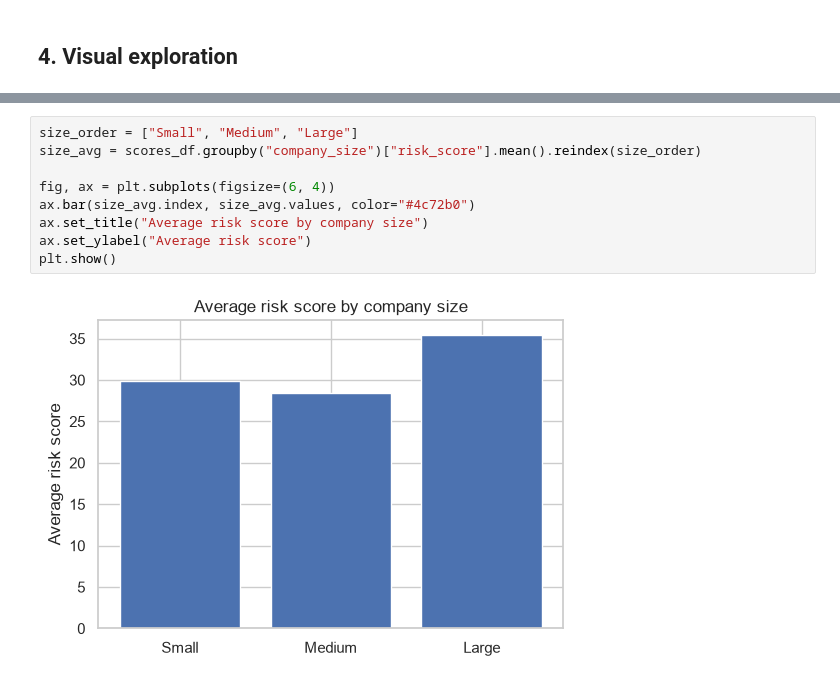
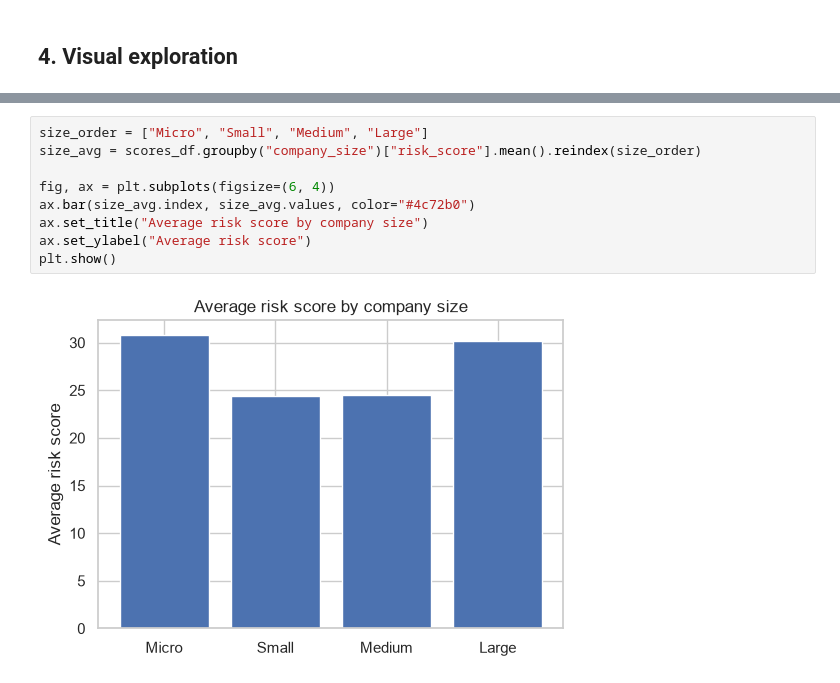
Before and after one commit to AykutKocer/supplier-risk-scoring, a Jupyter notebook: notebooks/supplier_risk_analysis.ipynb, the cells around one changed output, grey strips where cells are left out. Saved outputs shown, nothing was run; the diff lists cells and outputs as text.

```diff
--- a/notebooks/supplier_risk_analysis.ipynb
+++ b/notebooks/supplier_risk_analysis.ipynb
@@ -181,14 +189,14 @@ plt.show()
 # %%
-size_order = ["Small", "Medium", "Large"]
+size_order = ["Micro", "Small", "Medium", "Large"]
 size_avg = scores_df.groupby("company_size")["risk_score"].mean().reindex(size_order)
 
 fig, ax = plt.subplots(figsize=(6, 4))
 ax.bar(size_avg.index, size_avg.values, color="#4c72b0")
 ax.set_title("Average risk score by company size")
 ax.set_ylabel("Average risk score")
 plt.show()
 # %% [output]
-[figure, old version]
+[figure, new version]
 # %%
 fig, ax = plt.subplots(figsize=(7, 5))
 for level in RISK_ORDER:
```
Also changed, not shown: parts of 19 cells of this notebook, 6 other files.
